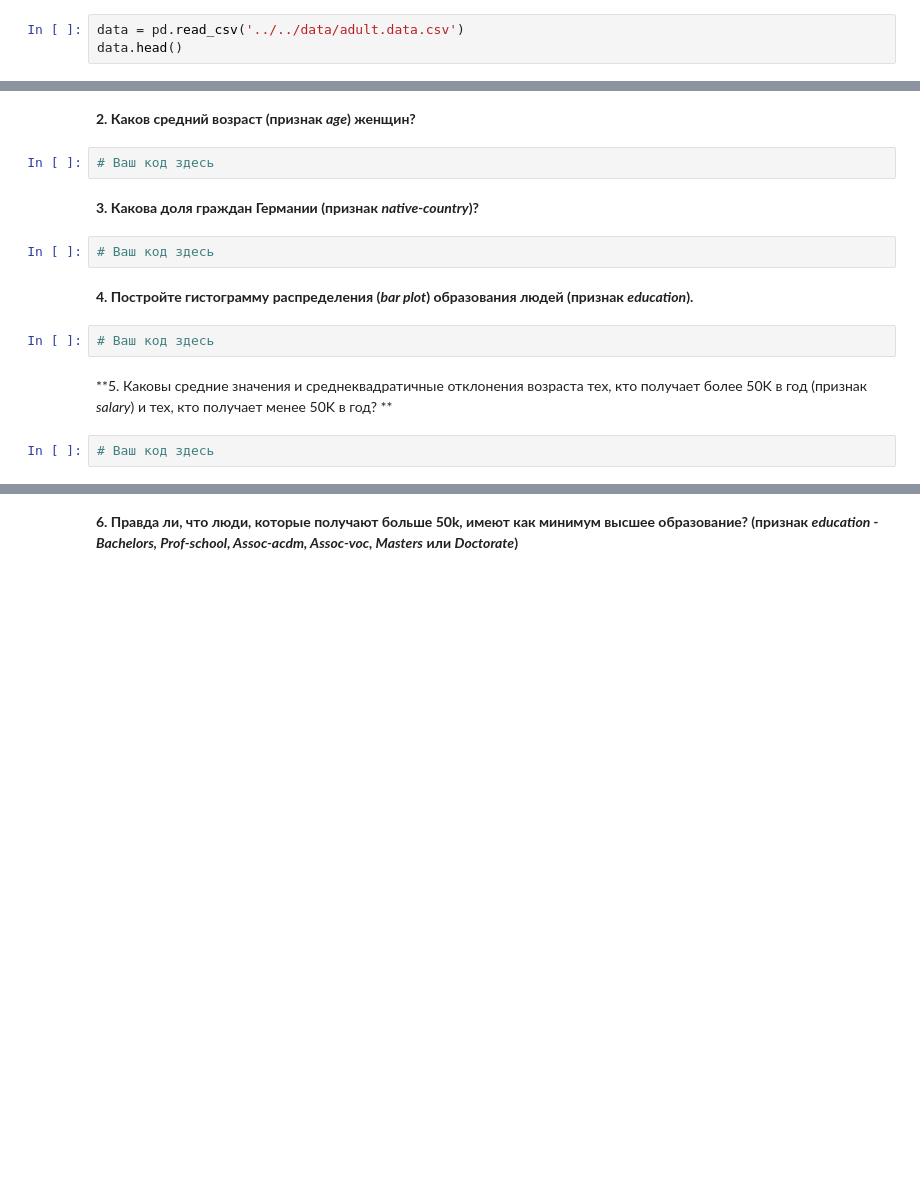
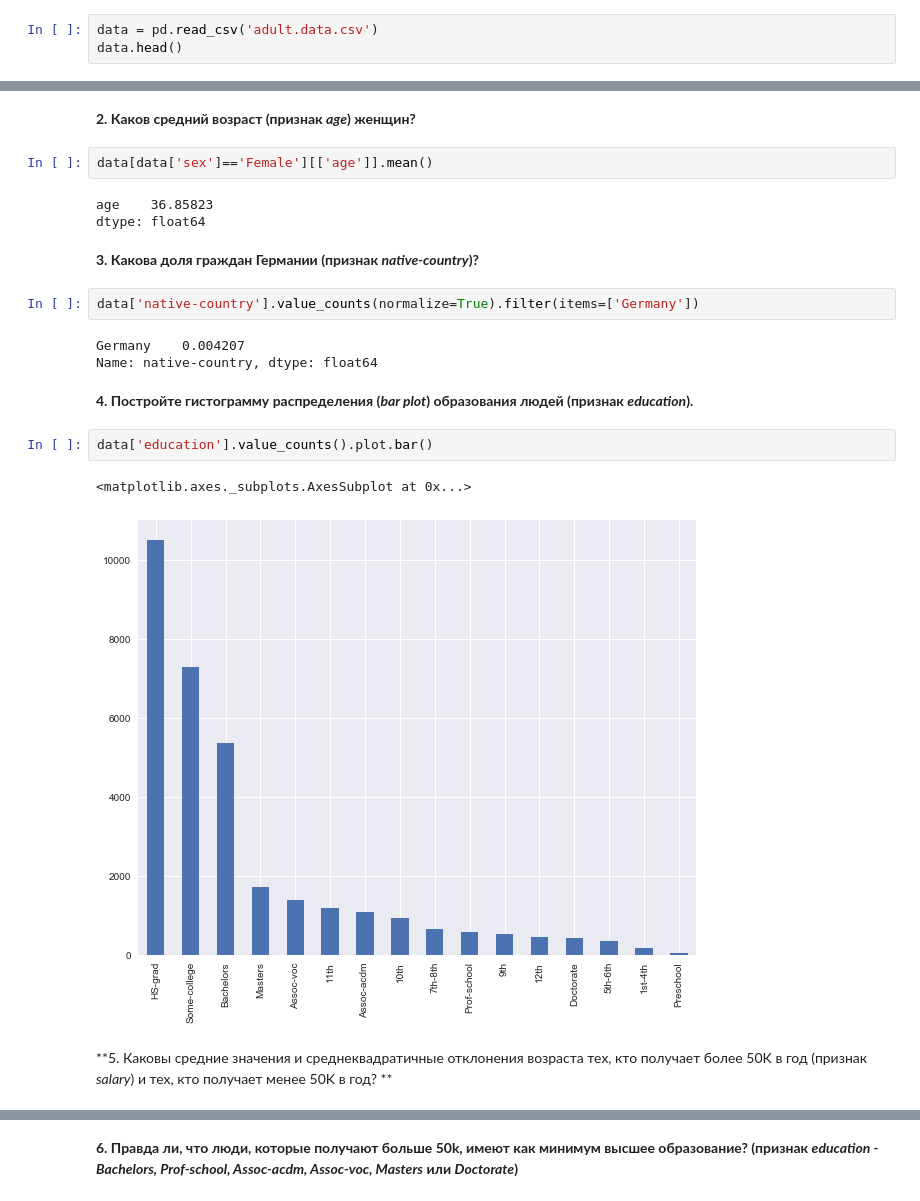
Before and after one commit to dimatoys/test1, a Jupyter notebook: pandas.ipynb, the cells around one changed output, grey strips where cells are left out. Saved outputs shown, nothing was run; the diff lists cells and outputs as text; blank space fills up the shorter version.

```diff
--- a/pandas.ipynb
+++ b/pandas.ipynb
@@ -34,6 +35,6 @@ import seaborn as sns
 plt.rcParams['figure.figsize'] = (10, 8)
 # %%
-data = pd.read_csv('../../data/adult.data.csv')
+data = pd.read_csv('adult.data.csv')
 data.head()
 # %% [output]
 |  | age | workclass | fnlwgt | education | education-num | marital-status | occupation | relationship | ... |
@@ -49,16 +55,23 @@ data.head()
 # %% [markdown]
 **2. Каков средний возраст (признак *age*) женщин?**
-# %%
-# Ваш код здесь
+# %%
+data[data['sex']=='Female'][['age']].mean()
+# %% [output]
+age    36.85823
+dtype: float64
 # %% [markdown]
 **3. Какова доля граждан Германии (признак *native-country*)?**
-# %%
-# Ваш код здесь
+# %%
+data['native-country'].value_counts(normalize=True).filter(items=['Germany'])
+# %% [output]
+Germany    0.004207
+Name: native-country, dtype: float64
 # %% [markdown]
 **4. Постройте гистограмму распределения (*bar plot*) образования людей (признак *education*).**
-# %%
-# Ваш код здесь
+# %%
+data['education'].value_counts().plot.bar()
+# %% [output]
+<matplotlib.axes._subplots.AxesSubplot at 0x...>
+[figure, added]
 # %% [markdown]
 **5. Каковы средние значения и среднеквадратичные отклонения возраста тех, кто получает более 50K в год (признак *salary*) и тех, кто получает менее 50K в год? **
-# %%
-# Ваш код здесь
```
Also changed, not shown: parts of 6 cells of this notebook, 1 other file.
